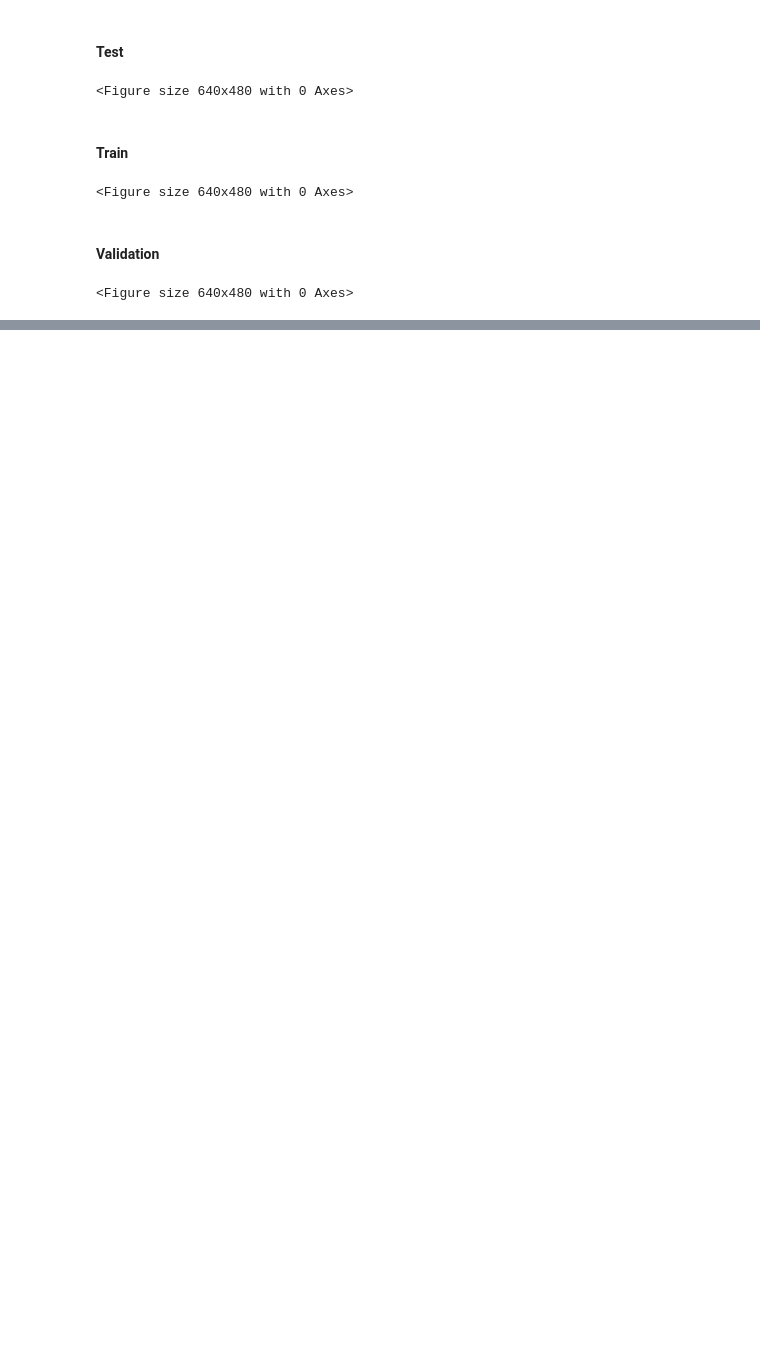
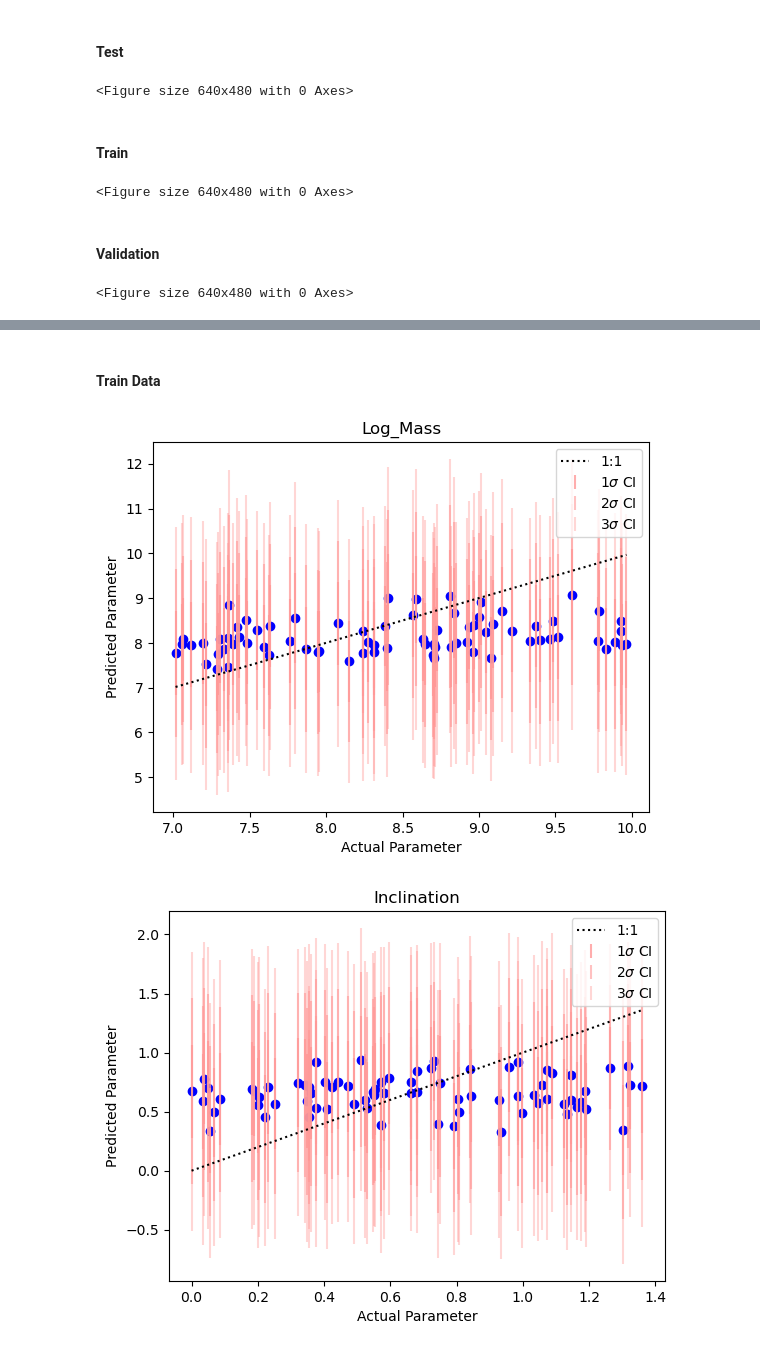
Before and after one commit to rajuaman1/QNPy-Latte, a Jupyter notebook: Modelling_Tutorial_Notebooks_w_Params/3.Modelling.ipynb, the cells around one changed output, grey strips where cells are left out. Cells and saved outputs as stored; diff of their text form; code cells hidden in the pictures; blank space fills up the shorter version.

```diff
--- a/Modelling_Tutorial_Notebooks_w_Params/3.Modelling.ipynb
+++ b/Modelling_Tutorial_Notebooks_w_Params/3.Modelling.ipynb
@@ -247,0 +270,10 @@ with open(f'{suffix}_names.pickle', 'wb') as handle:
+# %% [markdown]
+#### Train Data
+# %%
+#Creating TF and Param Plots
+Plotting_TF_Mean(predicted_tf_train,transfer_functions_train,ttau,TF_SAVE_PATH_TRAIN,ttau_plot_len)
+Plotting_TF_Individual(trainLoader,predicted_tf_train,transfer_functions_train,ttau,TF_SAVE_PATH_TRAIN,ttau_plot_len)
+Plotting_Param_Individual(trainLoader,predicted_params_train,params_train,param_columns,PARAM_SAVE_PATH_TRAIN)
+# %% [output]
+[figure, added]
+[figure, added]
```
Also changed, not shown: parts of 14 cells of this notebook.
